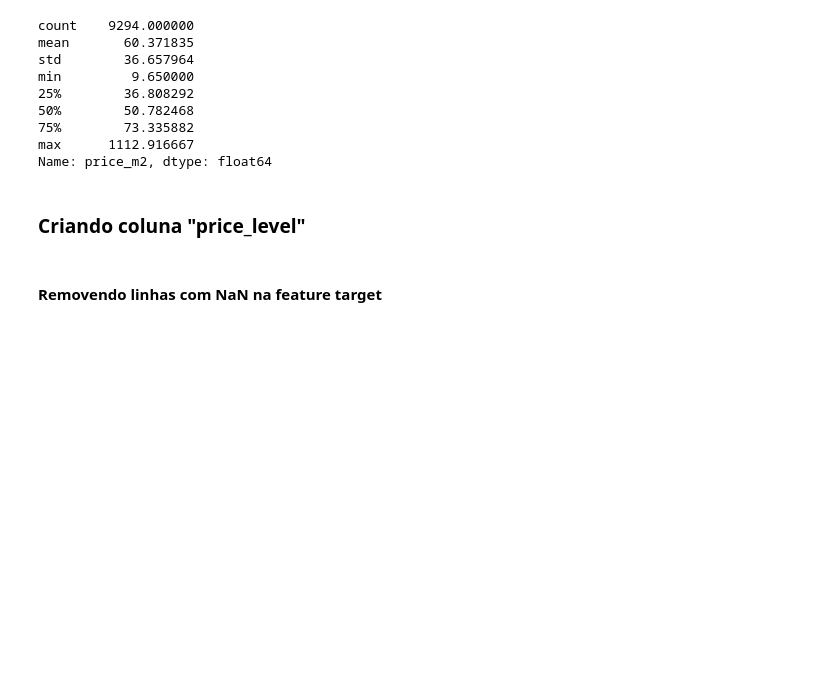
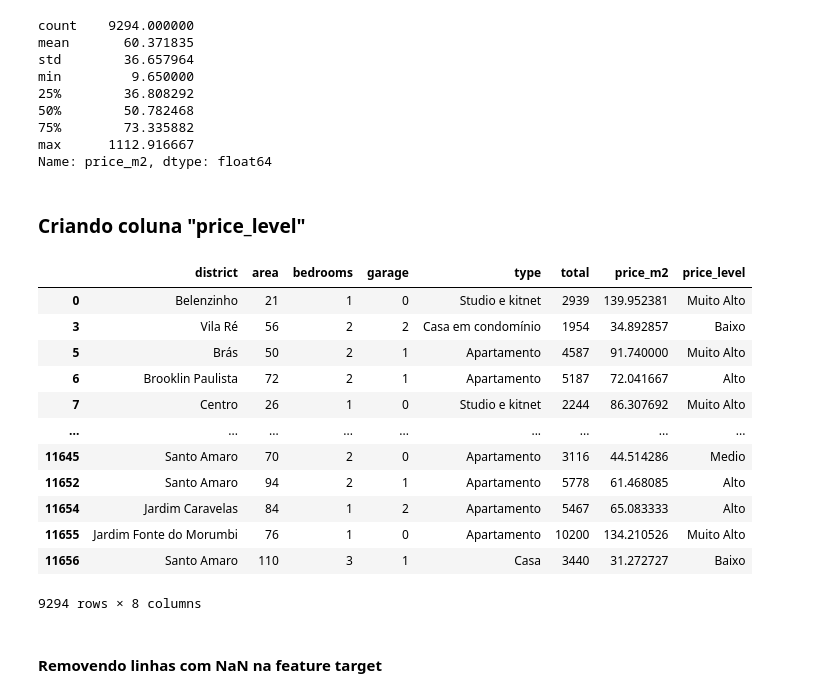
Before and after one commit to csampaio2/imoveis-sp-prediction, a Jupyter notebook: trabalho_final_imoveis_aluguel.ipynb, the cells around one changed output. Cells and saved outputs as stored; diff of their text form; code cells hidden in the pictures; blank space fills up the shorter version.

```diff
--- a/trabalho_final_imoveis_aluguel.ipynb
+++ b/trabalho_final_imoveis_aluguel.ipynb
@@ -180,6 +182,22 @@ df["price_level"] = pd.cut(
     labels=labels,
     include_lowest=True
 )
+# %%
+df_clean
+# %% [output]
+|  | district | area | bedrooms | garage | type | total | price_m2 | price_level |
+| 0 | Belenzinho | 21 | 1 | 0 | Studio e kitnet | 2939 | 139.952381 | Muito Alto |
+| 3 | Vila Ré | 56 | 2 | 2 | Casa em condomínio | 1954 | 34.892857 | Baixo |
+| 5 | Brás | 50 | 2 | 1 | Apartamento | 4587 | 91.740000 | Muito Alto |
+| 6 | Brooklin Paulista | 72 | 2 | 1 | Apartamento | 5187 | 72.041667 | Alto |
+| 7 | Centro | 26 | 1 | 0 | Studio e kitnet | 2244 | 86.307692 | Muito Alto |
+| ... | ... | ... | ... | ... | ... | ... | ... | ... |
+| 11645 | Santo Amaro | 70 | 2 | 0 | Apartamento | 3116 | 44.514286 | Medio |
+| 11652 | Santo Amaro | 94 | 2 | 1 | Apartamento | 5778 | 61.468085 | Alto |
+| 11654 | Jardim Caravelas | 84 | 1 | 2 | Apartamento | 5467 | 65.083333 | Alto |
+| 11655 | Jardim Fonte do Morumbi | 76 | 1 | 0 | Apartamento | 10200 | 134.210526 | Muito Alto |
+| 11656 | Santo Amaro | 110 | 3 | 1 | Casa | 3440 | 31.272727 | Baixo |
+9294 rows × 8 columns
 # %% [markdown]
 #### Removendo linhas com NaN na feature target
 # %%
```
Also changed, not shown: parts of 18 cells of this notebook, 7 other files.
